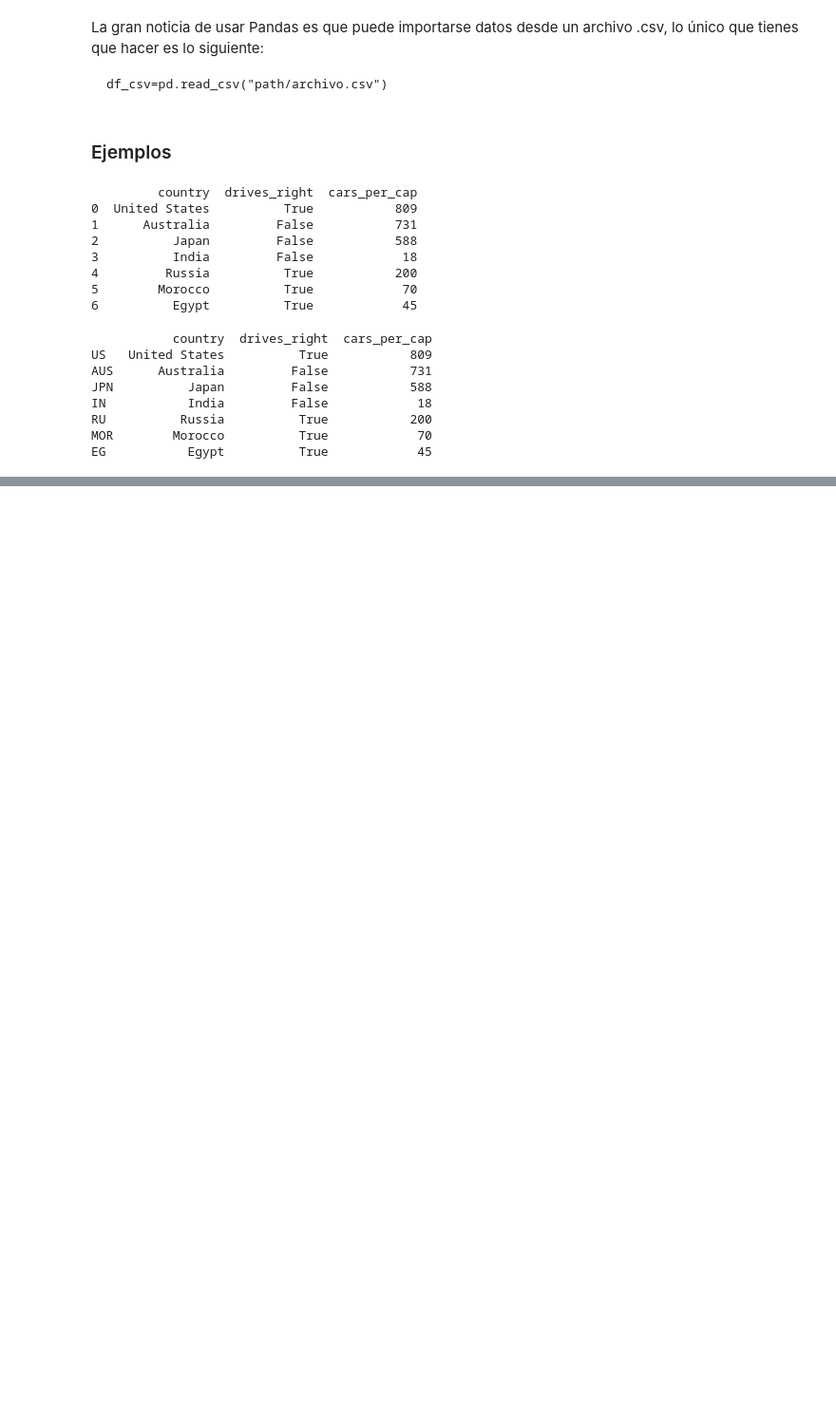
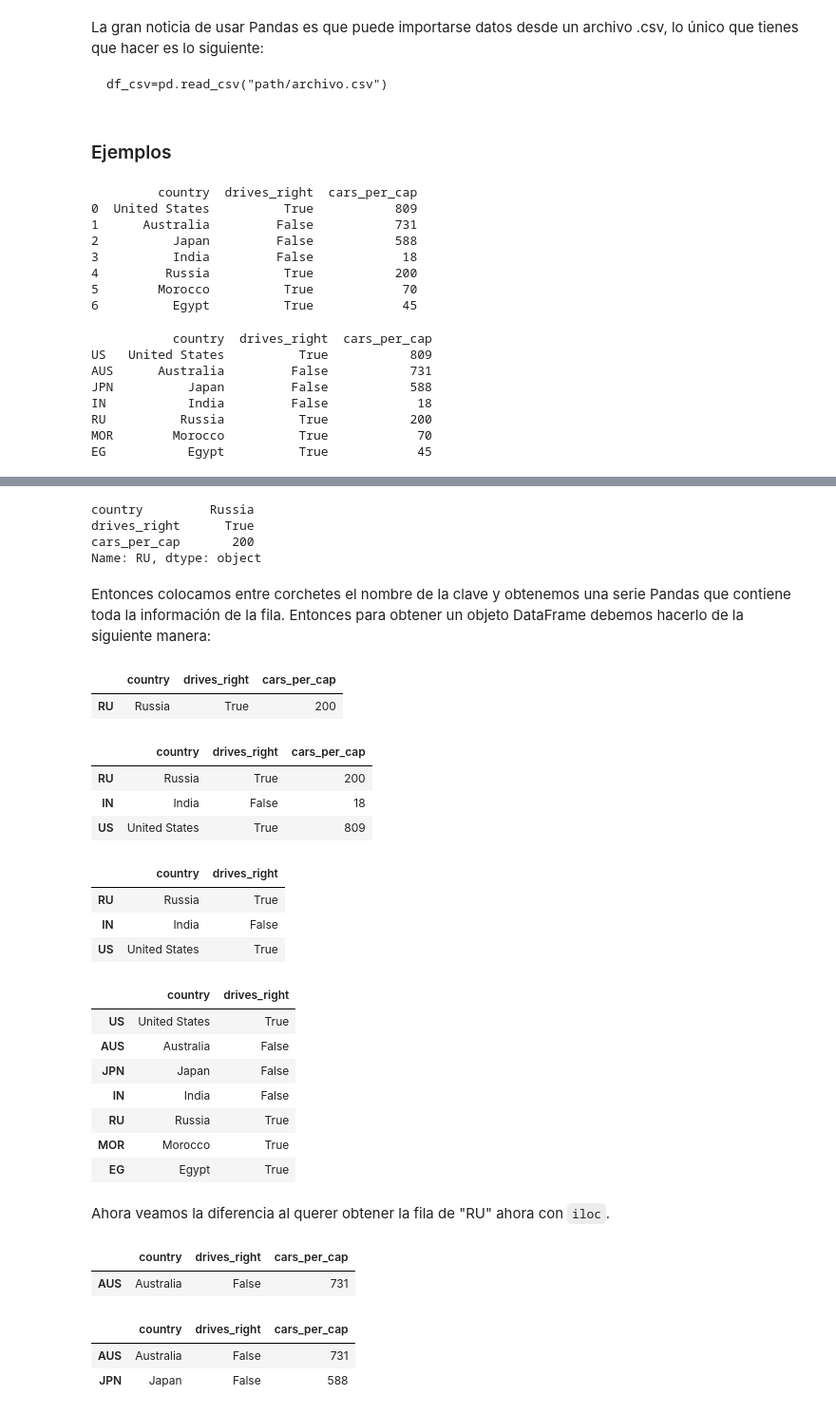
Before and after one commit to AllisonOdette0901/Phyton-Notas, a Jupyter notebook: IntroPhyton.ipynb, the cells around one changed output, grey strips where cells are left out. Shown at 95% size. Cells and saved outputs as stored; diff of their text form; code cells hidden in the pictures; blank space fills up the shorter version.

```diff
--- a/IntroPhyton.ipynb
+++ b/IntroPhyton.ipynb
@@ -555,0 +616,57 @@ EG           Egypt          True            45
+# %%
+# ejemplo usando loc
+cars.loc["RU"]
+# %% [output]
+country         Russia
+drives_right      True
+cars_per_cap       200
+Name: RU, dtype: object
+# %% [markdown]
+Entonces colocamos entre corchetes el nombre de la clave y obtenemos una serie Pandas que contiene toda la información de la fila. Entonces para obtener un objeto DataFrame debemos hacerlo de la siguiente manera:
+# %%
+cars.loc[["RU"]]
+# %% [output]
+|  | country | drives_right | cars_per_cap |
+| RU | Russia | True | 200 |
+# %%
+# si queremos más filas
+cars.loc[["RU","IN", "US"]]
+# %% [output]
+|  | country | drives_right | cars_per_cap |
+| RU | Russia | True | 200 |
+| IN | India | False | 18 |
+| US | United States | True | 809 |
+# %%
+# ciertas filas y ciertas columnas
+cars.loc[["RU","IN", "US"],["country", "drives_right"]]
+# %% [output]
+|  | country | drives_right |
+| RU | Russia | True |
+| IN | India | False |
+| US | United States | True |
+# %%
+# todas las filas pero ciertas columnas
+cars.loc[:, ["country", "drives_right"]]
+# %% [output]
+|  | country | drives_right |
+| US | United States | True |
+| AUS | Australia | False |
+| JPN | Japan | False |
+| IN | India | False |
+| RU | Russia | True |
+| MOR | Morocco | True |
+| EG | Egypt | True |
+# %% [markdown]
+Ahora veamos la diferencia al querer obtener la fila de "RU" ahora con `iloc`.
+# %%
+cars.iloc[[1]]
+# %% [output]
+|  | country | drives_right | cars_per_cap |
+| AUS | Australia | False | 731 |
+# %%
+# las dos filas: AUS y JPN
+cars.iloc[[1,2]]
+# %% [output]
+|  | country | drives_right | cars_per_cap |
+| AUS | Australia | False | 731 |
+| JPN | Japan | False | 588 |
```
Also changed, not shown: parts of 9 cells of this notebook.
